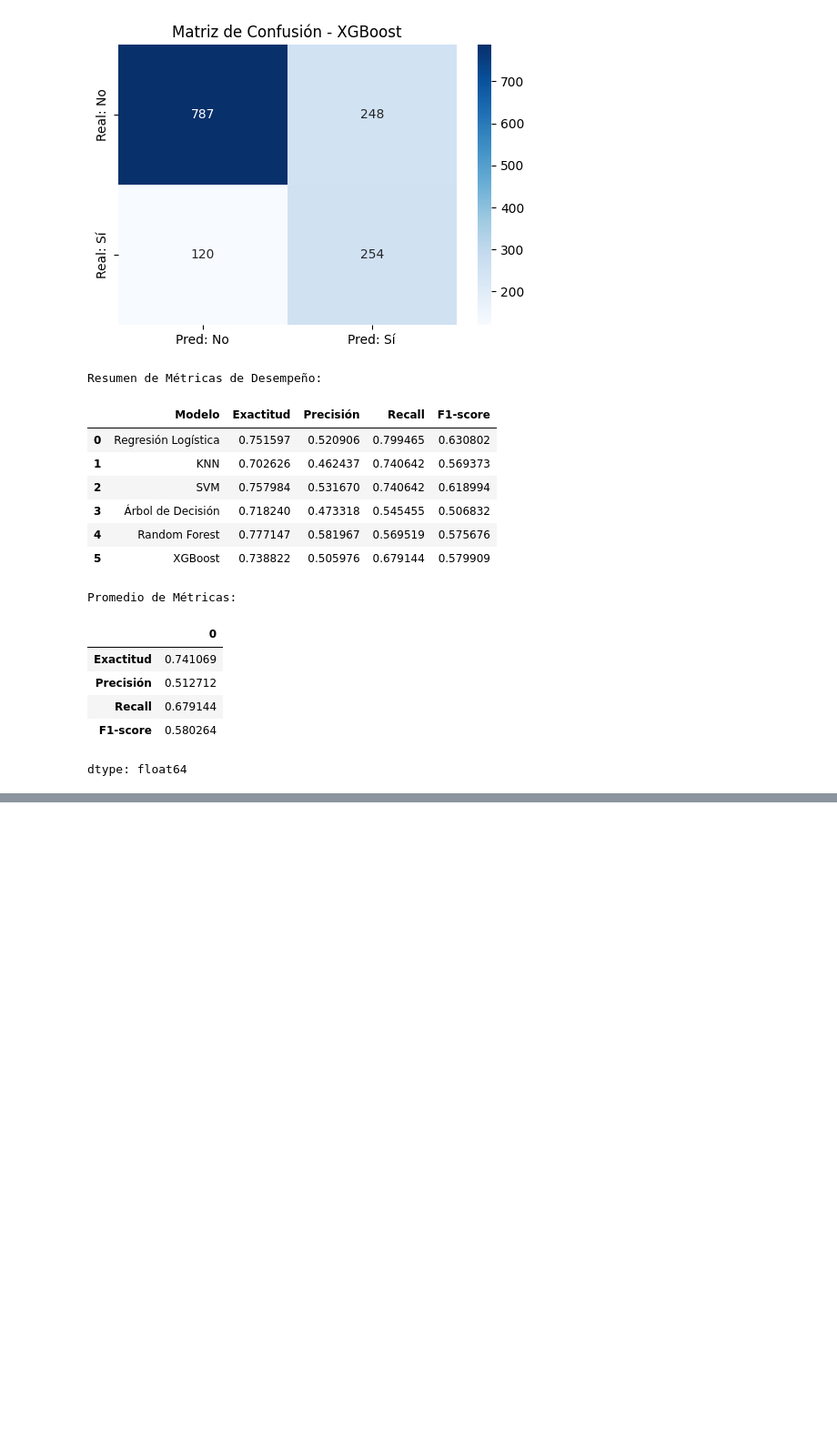
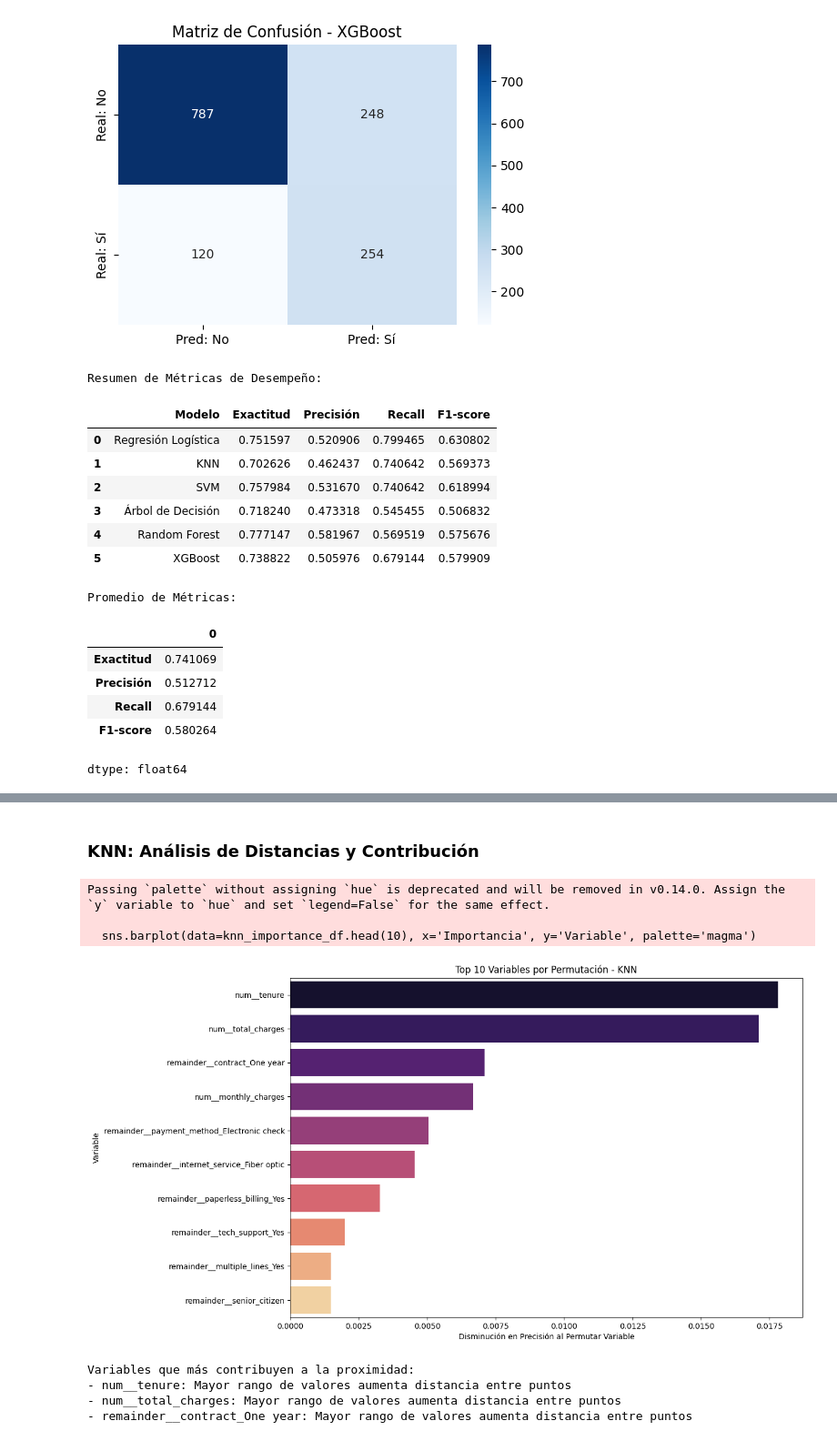
Before and after one commit to jenpronet/Challenge-Alura-TelecomX_2-Latam, a Jupyter notebook: TelecomX_2.ipynb, the cells around one changed output, grey strips where cells are left out. Shown at 91% size. Saved outputs shown, nothing was run; the diff lists cells and outputs as text; code cells hidden in the pictures; blank space fills up the shorter version.

```diff
--- a/TelecomX_2.ipynb
+++ b/TelecomX_2.ipynb
@@ -1011,0 +1203,69 @@ dtype: float64
+# %% [markdown]
+### KNN: Análisis de Distancias y Contribución
+# %%
+from sklearn.inspection import permutation_importance
+import numpy as np
+
+# Calcular importancia por permutación para KNN
+knn_model = None
+for ma in model_analysis:
+    if ma['name'] == 'KNN':
+        knn_model = ma['model']
+        break
+
+# Ensure the model was found
+if knn_model is None:
+    print("Error: KNN model not found in model_analysis.")
+else:
+    # Get feature names after preprocessing
+    # This assumes the preprocessor was fitted in a previous cell and is available in the environment
+    try:
+        # Method for sklearn >= 1.0
+        feature_names = preprocessor.get_feature_names_out()
+    except AttributeError:
+        # Fallback for older versions (may need adjustment based on transformer types)
+        feature_names = numeric_cols + [col for col in X_test_raw.columns if col not in numeric_cols]
+
+    # Create DataFrame from X_test_scaled with correct feature names
+    X_test_scaled_df = pd.DataFrame(X_test_scaled, columns=feature_names)
+
+    # Check for and handle NaN values in X_test_scaled_df
+    if X_test_scaled_df.isnull().sum().sum() > 0:
+        print("Warning: NaN values found in X_test_scaled_df. Dropping rows with NaNs.")
+        X_test_scaled_df = X_test_scaled_df.dropna()
+        y_test_cleaned = y_test.loc[X_test_scaled_df.index] # Ensure y_test is aligned
+    else:
+        y_test_cleaned = y_test # No NaNs to drop, use original y_test
+
+
+    perm_importance = permutation_importance(
+        knn_model, X_test_scaled_df, y_test_cleaned, n_repeats=10, random_state=42
+    )
+
+    # Crear DataFrame de resultados
+    knn_importance_df = pd.DataFrame({
+        'Variable': X_test_scaled_df.columns,
+        'Importancia': perm_importance.importances_mean
+    }).sort_values('Importancia', ascending=False)
+
+    # Visualizar top 10 variables
+    plt.figure(figsize=(12, 8))
+    sns.barplot(data=knn_importance_df.head(10), x='Importancia', y='Variable', palette='magma')
+    plt.title('Top 10 Variables por Permutación - KNN')
+    plt.xlabel('Disminución en Precisión al Permutar Variable')
+    plt.ylabel('Variable')
+    plt.show()
+
+    # Análisis de proximidad en espacio de características
+    print("\nVariables que más contribuyen a la proximidad:")
+    for feature in knn_importance_df['Variable'].head(3):
+        print(f"- {feature}: Mayor rango de valores aumenta distancia entre puntos")
+# %% [output]
+Passing `palette` without assigning `hue` is deprecated and will be removed in v0.14.0. Assign the `y` variable to `hue` and set `legend=False` for the same effect.
+
+  sns.barplot(data=knn_importance_df.head(10), x='Importancia', y='Variable', palette='magma')
+[figure, added]
+Variables que más contribuyen a la proximidad:
+- num__tenure: Mayor rango de valores aumenta distancia entre puntos
+- num__total_charges: Mayor rango de valores aumenta distancia entre puntos
+- remainder__contract_One year: Mayor rango de valores aumenta distancia entre puntos
```
Also changed, not shown: parts of 19 cells of this notebook.
